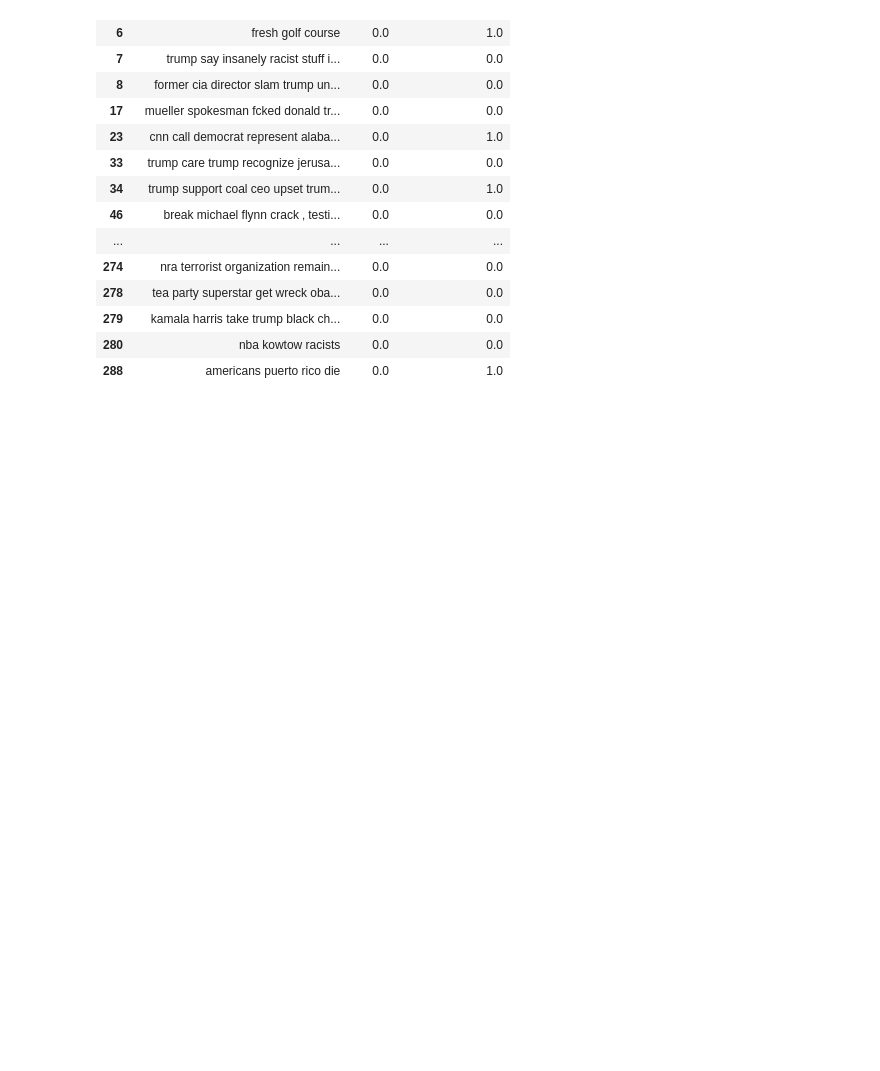
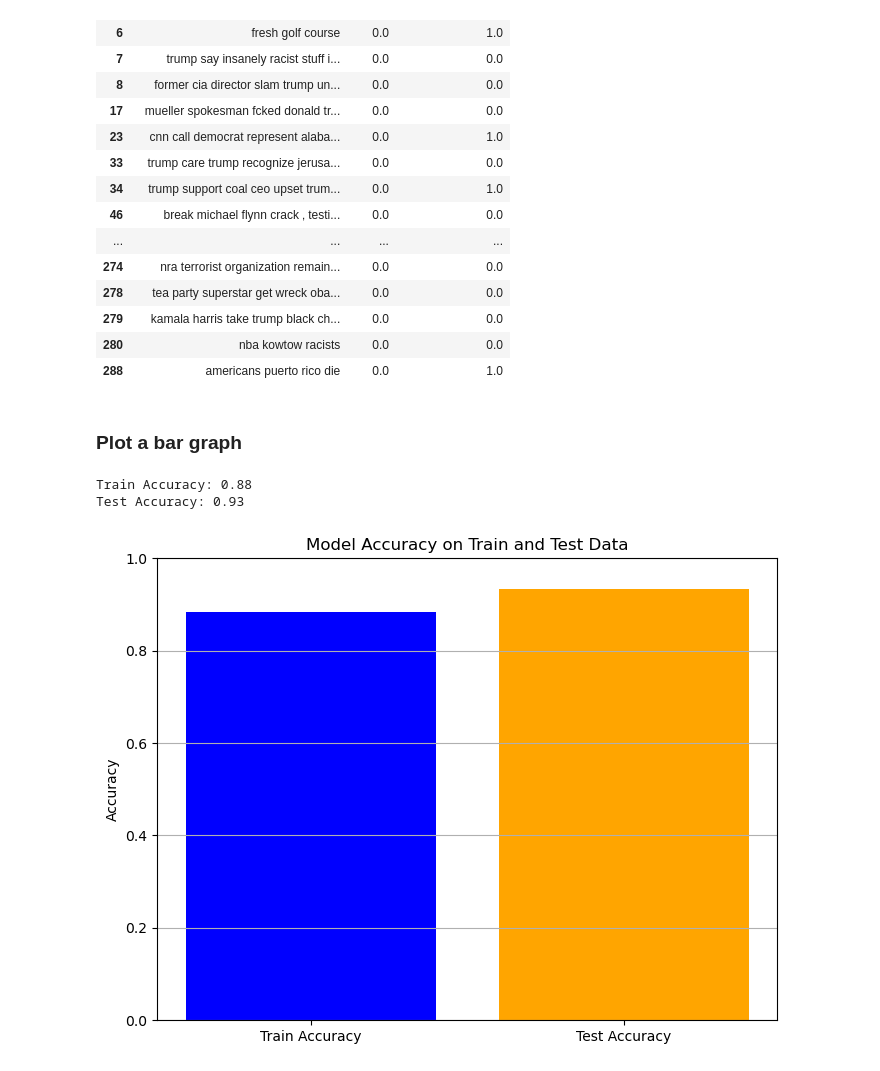
Before and after one commit to AnkitaSK/Proj2_Text_Classification, a Jupyter notebook: main.ipynb, the cells around one changed output. Saved outputs shown, nothing was run; the diff lists cells and outputs as text; code cells hidden in the pictures; blank space fills up the shorter version.

Commit message:
plotting a bar graph

```diff
--- a/main.ipynb
+++ b/main.ipynb
@@ -331,3 +331,38 @@ test_df.head(50)
 | 279 | kamala harris take trump black ch... | 0.0 | 0.0 |
 | 280 | nba kowtow racists | 0.0 | 0.0 |
 | 288 | americans puerto rico die | 0.0 | 1.0 |
+# %% [markdown]
+### Plot a bar graph
+# %%
+# Calculate accuracy for training data
+y_pred_train = model.predict(tfidf_vectorizer.transform(X_train))  # Ensure you have predictions for training
+train_accuracy = accuracy_score(y_train, y_pred_train)
+
+# Calculate accuracy for test data
+test_accuracy = accuracy_score(y_test, y_pred_new)
+
+# Print accuracies
+print(f"Train Accuracy: {train_accuracy:.2f}")
+print(f"Test Accuracy: {test_accuracy:.2f}")
+# %% [output]
+Train Accuracy: 0.88
+Test Accuracy: 0.93
+# %%
+import matplotlib.pyplot as plt
+
+# Data for plotting
+accuracies = [train_accuracy, test_accuracy]
+labels = ['Train Accuracy', 'Test Accuracy']
+
+# Create the bar plot
+plt.figure(figsize=(8, 6))
+plt.bar(labels, accuracies, color=['blue', 'orange'])
+plt.ylim(0, 1)  # Set y-axis limit to 0-1 for accuracy
+plt.ylabel('Accuracy')
+plt.title('Model Accuracy on Train and Test Data')
+plt.grid(axis='y')
+
+# Display the plot
+plt.show()
+# %% [output]
+[figure, added]
```
Also changed, not shown: parts of 2 cells of this notebook.
